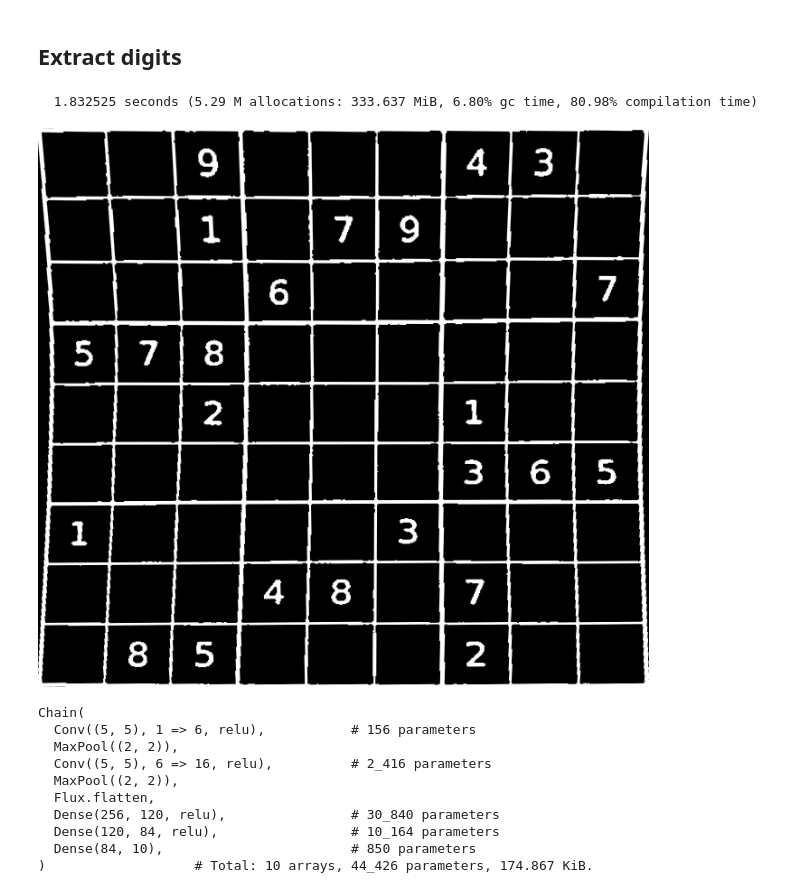
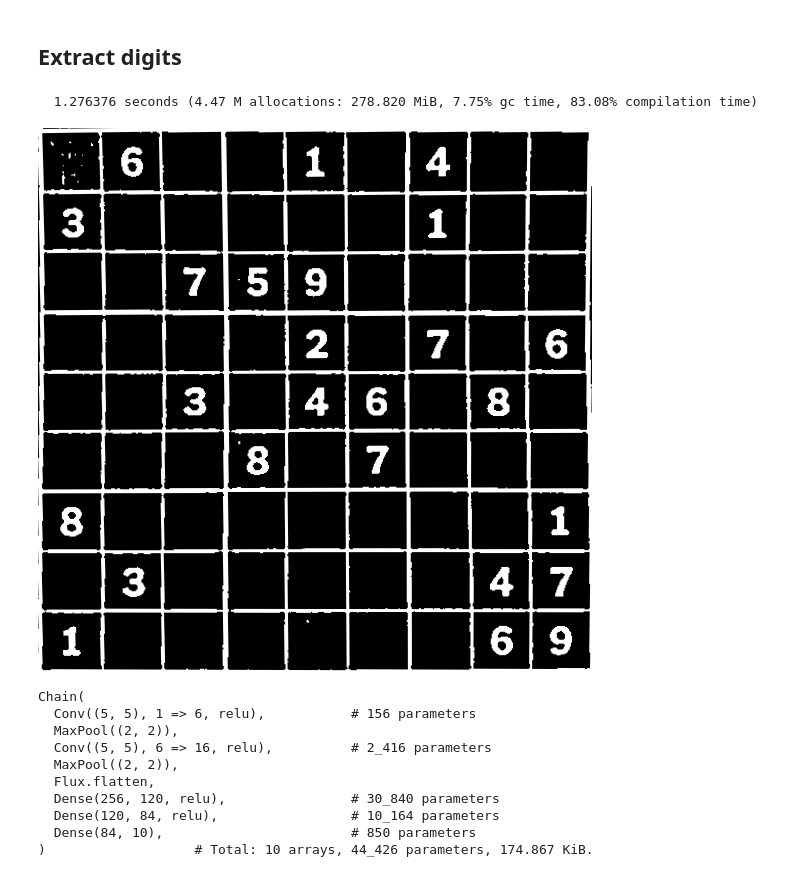
Before and after one commit to LiorSinai/SudokuReader-Julia, a Jupyter notebook: DigitDetector.ipynb, the cells around one changed output. Cells and saved outputs as stored; diff of their text form; code cells hidden in the pictures.

```diff
--- a/DigitDetector.ipynb
+++ b/DigitDetector.ipynb
@@ -25,7 +25,7 @@ WARNING: replacing module Transforms.
 # %% [markdown]
 ## Load image
 # %%
-image_path = "images/IMG_3637.jpg";
+image_path = "images/nytimes_20210807.jpg";
 image_raw = load(image_path)
 image = copy(image_raw)
 # %% [output]
@@ -43,11 +43,11 @@ plot!(canvas, x, y, linewidth=3, label="")
 # %% [markdown]
 ## Extract digits
 # %%
-@time warped, invM = fourPointTransform(blackwhite, par)
+@time warped, invM = four_point_transform(blackwhite, par)
 warped
 # %% [output]
-  1.832525 seconds (5.29 M allocations: 333.637 MiB, 6.80% gc time, 80.98% compilation time)
+  1.276376 seconds (4.47 M allocations: 278.820 MiB, 7.75% gc time, 83.08% compilation time)
-[figure, old version]
+[figure, new version]
 # %%
 BSON.@load "DigitDetection\\models\\LeNet5_e20.bson" model
 model(zeros(Float32, (28, 28, 1, 1))) # compile
```
Also changed, not shown: parts of 8 cells of this notebook, 9 other files.
